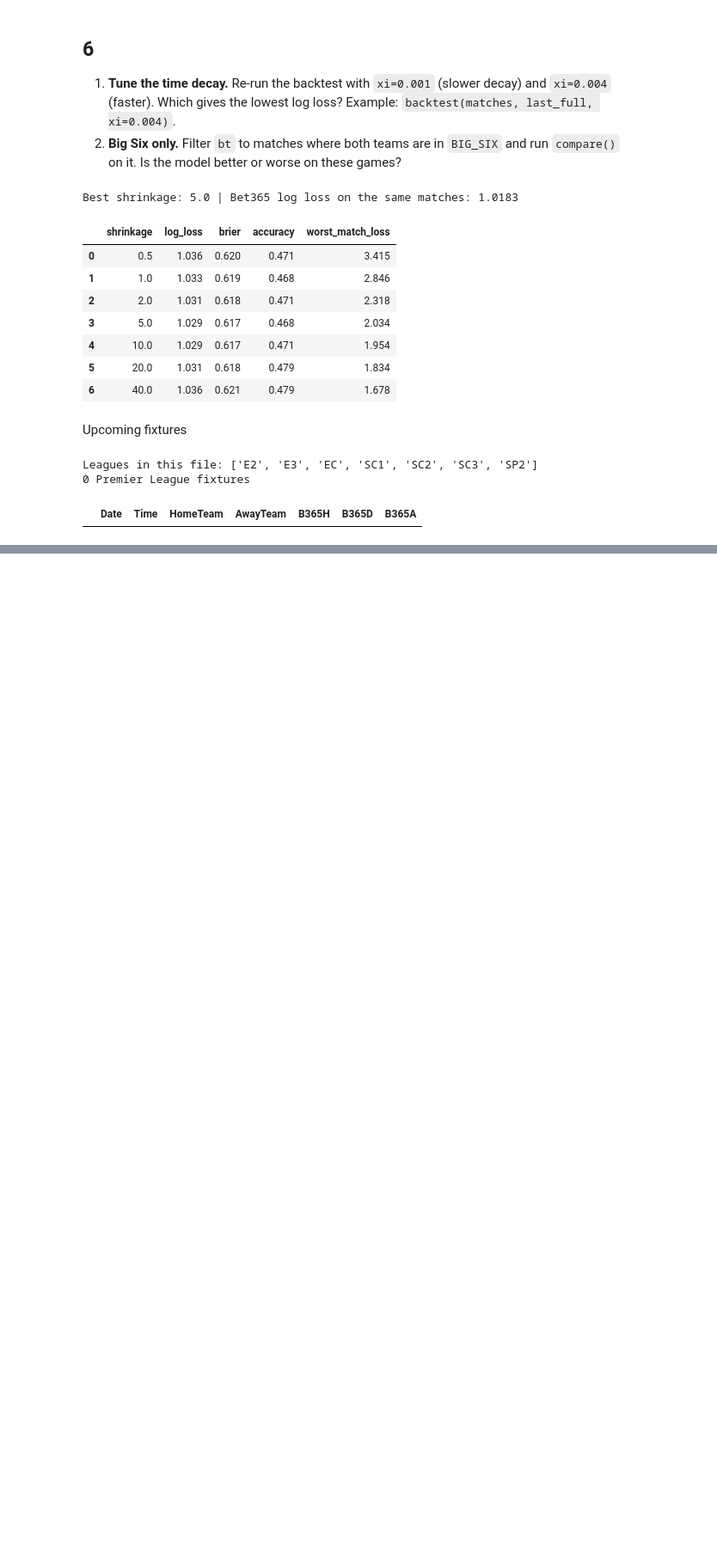
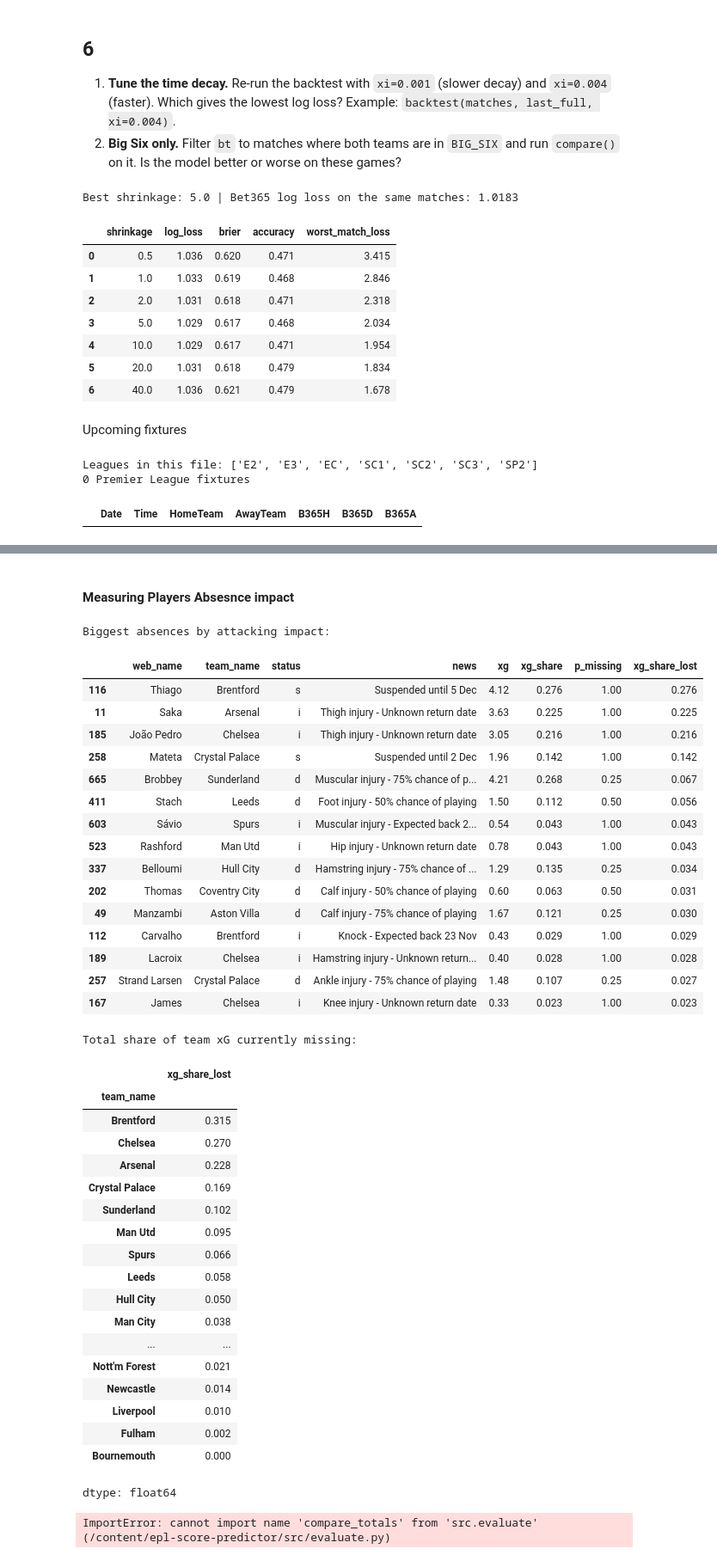
Before and after one commit to Sethchiji/Epl-score-predictor, a Jupyter notebook: notebooks/01_first_model.ipynb, the cells around one changed output, grey strips where cells are left out. Shown at 86% size. Cells and saved outputs as stored; diff of their text form; code cells hidden in the pictures; blank space fills up the shorter version.

```diff
--- a/notebooks/01_first_model.ipynb
+++ b/notebooks/01_first_model.ipynb
@@ -357,0 +387,62 @@ Leagues in this file: ['E2', 'E3', 'EC', 'SC1', 'SC2', 'SC3', 'SP2']
+# %% [markdown]
+#### Measuring Players Absesnce impact
+# %%
+players["xg"] = players["expected_goals"].astype(float)
+team_xg = players.groupby("team_name")["xg"].sum()
+players["xg_share"] = players["xg"] / players["team_name"].map(team_xg)
+
+# chance of missing the next match: injured/suspended = 100%, doubtful = 100 - chance_of_playing
+missing = players[players["status"].isin(["i", "d", "s"]) & (players["minutes"] > 0)].copy()
+missing["p_missing"] = (100 - missing["chance_of_playing_next_round"].fillna(0)) / 100
+
+missing["xg_share_lost"] = missing["xg_share"] * missing["p_missing"]
+print("Biggest absences by attacking impact:")
+display(missing.sort_values("xg_share_lost", ascending=False)
+        [["web_name", "team_name", "status", "news", "xg", "xg_share", "p_missing", "xg_share_lost"]].head(15))
+
+print("\nTotal share of team xG currently missing:")
+missing.groupby("team_name")["xg_share_lost"].sum().sort_values(ascending=False).round(3)
+# %% [output]
+Biggest absences by attacking impact:
+|  | web_name | team_name | status | news | xg | xg_share | p_missing | xg_share_lost |
+| 116 | Thiago | Brentford | s | Suspended until 5 Dec | 4.12 | 0.276 | 1.00 | 0.276 |
+| 11 | Saka | Arsenal | i | Thigh injury - Unknown return date | 3.63 | 0.225 | 1.00 | 0.225 |
+| 185 | João Pedro | Chelsea | i | Thigh injury - Unknown return date | 3.05 | 0.216 | 1.00 | 0.216 |
+| 258 | Mateta | Crystal Palace | s | Suspended until 2 Dec | 1.96 | 0.142 | 1.00 | 0.142 |
+| 665 | Brobbey | Sunderland | d | Muscular injury - 75% chance of p... | 4.21 | 0.268 | 0.25 | 0.067 |
+| 411 | Stach | Leeds | d | Foot injury - 50% chance of playing | 1.50 | 0.112 | 0.50 | 0.056 |
+| 603 | Sávio | Spurs | i | Muscular injury - Expected back 2... | 0.54 | 0.043 | 1.00 | 0.043 |
+| 523 | Rashford | Man Utd | i | Hip injury - Unknown return date | 0.78 | 0.043 | 1.00 | 0.043 |
+| 337 | Belloumi | Hull City | d | Hamstring injury - 75% chance of ... | 1.29 | 0.135 | 0.25 | 0.034 |
+| 202 | Thomas | Coventry City | d | Calf injury - 50% chance of playing | 0.60 | 0.063 | 0.50 | 0.031 |
+| 49 | Manzambi | Aston Villa | d | Calf injury - 75% chance of playing | 1.67 | 0.121 | 0.25 | 0.030 |
+| 112 | Carvalho | Brentford | i | Knock - Expected back 23 Nov | 0.43 | 0.029 | 1.00 | 0.029 |
+| 189 | Lacroix | Chelsea | i | Hamstring injury - Unknown return... | 0.40 | 0.028 | 1.00 | 0.028 |
+| 257 | Strand Larsen | Crystal Palace | d | Ankle injury - 75% chance of playing | 1.48 | 0.107 | 0.25 | 0.027 |
+| 167 | James | Chelsea | i | Knee injury - Unknown return date | 0.33 | 0.023 | 1.00 | 0.023 |
+Total share of team xG currently missing:
+|  | xg_share_lost |
+| team_name |  |
+| Brentford | 0.315 |
+| Chelsea | 0.270 |
+| Arsenal | 0.228 |
+| Crystal Palace | 0.169 |
+| Sunderland | 0.102 |
+| Man Utd | 0.095 |
+| Spurs | 0.066 |
+| Leeds | 0.058 |
+| Hull City | 0.050 |
+| Man City | 0.038 |
+| ... | ... |
+| Nott'm Forest | 0.021 |
+| Newcastle | 0.014 |
+| Liverpool | 0.010 |
+| Fulham | 0.002 |
+| Bournemouth | 0.000 |
+dtype: float64
+# %%
+from src.evaluate import compare_totals
+bt = backtest(matches, test_season=last_full)   # rerun so bt includes the new market columns
+compare_totals(bt, train_matches=prior)
+# %% [output]
+ImportError: cannot import name 'compare_totals' from 'src.evaluate' (/content/epl-score-predictor/src/evaluate.py)
```
Also changed, not shown: parts of 2 cells of this notebook.
